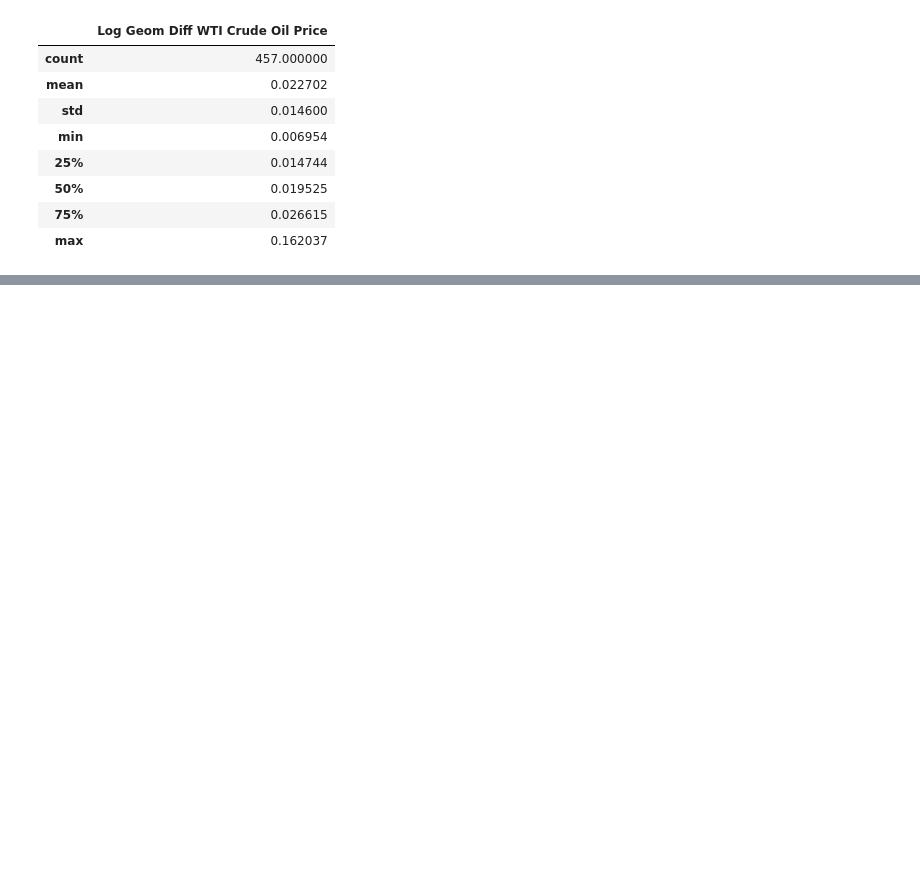
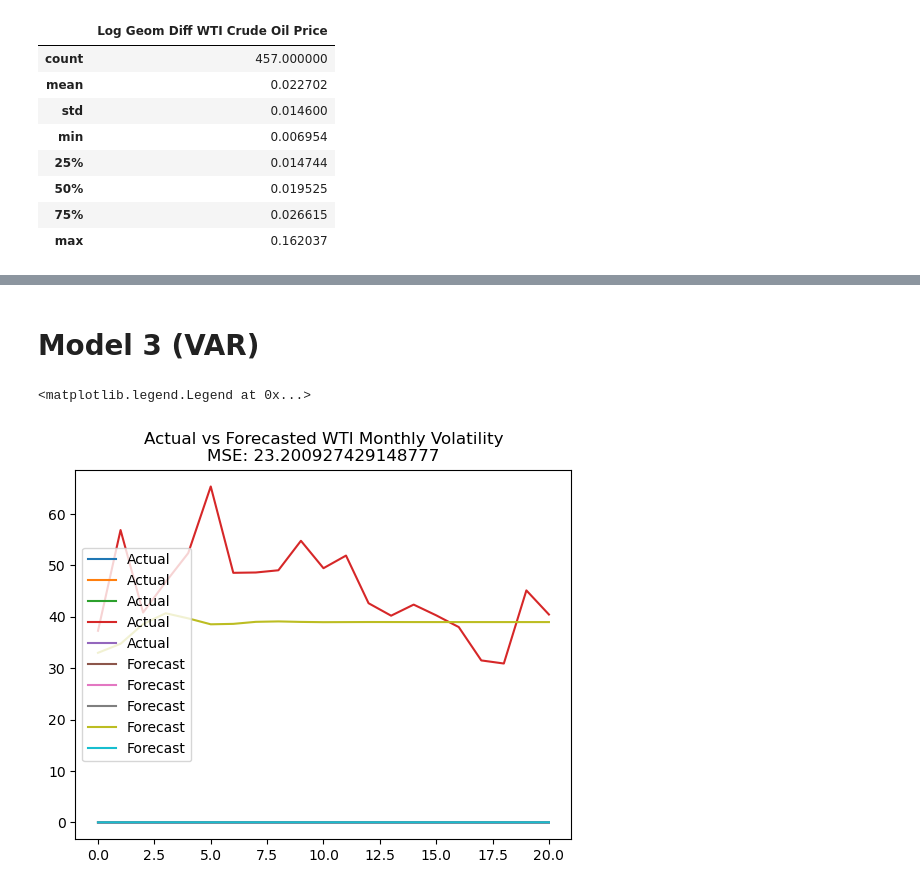
Before and after one commit to nklatsky/datathon-s24-team4-code, a Jupyter notebook: wti_vol_predict_linear.ipynb, the cells around one changed output, grey strips where cells are left out. Cells and saved outputs as stored; diff of their text form; code cells hidden in the pictures; blank space fills up the shorter version.

```diff
--- a/wti_vol_predict_linear.ipynb
+++ b/wti_vol_predict_linear.ipynb
@@ -254,0 +371,52 @@ Y.describe()
+# %% [markdown]
+# Model 3 (VAR)
+# %%
+# Estimate VAR model on the following features + the target variable:
+
+# Drop the following feautures:
+# Spot_Next_11_Contracts_Avg_Lagged     0.0263      0.018      1.453      0.150      -0.010       0.062
+# WTI_Lagged_Spot_Change                0.0075      0.006      1.354      0.180      -0.004       0.019
+
+XY.drop(['Spot_Next_11_Contracts_Avg_Lagged', 'WTI_Lagged_Spot_Change'], axis=1, inplace=True)
+
+XY.dropna()
+
+# Train Test Split
+train_size = int(0.8 * XY.shape[0])
+
+train = XY.iloc[:train_size, :]
+test = XY.iloc[train_size:, :]
+
+# Fit VAR model
+model = sm.tsa.VAR(train)
+results = model.fit(2)
+results.summary()
+
+# Forecast
+n_steps = len(test)
+initial_values = train.values[-results.k_ar:]
+
+iterative_forecasts = []
+
+# Iteratively forecast one step at a time
+for step in range(n_steps):
+    # Forecast one step
+    step_forecast = results.forecast(initial_values[-results.k_ar:], steps=1)
+
+    # Append forecast to iterative_forecasts
+    iterative_forecasts.append(step_forecast[0])  # Capture the forecast
+
+    # Update initial_values by appending the new forecast and dropping the oldest observation
+    initial_values = np.vstack([initial_values, step_forecast])
+
+# Convert iterative forecasts to a numpy array (if needed for further analysis)
+iterative_forecasts = np.array(iterative_forecasts)
+
+# Plot the iterative forecasts with MSE
+plt.plot(test.values, label='Actual')
+plt.plot(iterative_forecasts, label='Forecast')
+plt.title('Actual vs Forecasted WTI Monthly Volatility' + '\n' + 'MSE: ' + str(np.mean((test.values - iterative_forecasts)**2)))
+plt.legend()
+# %% [output]
+<matplotlib.legend.Legend at 0x...>
+[figure, added]
```
Also changed, not shown: parts of 7 cells of this notebook.
